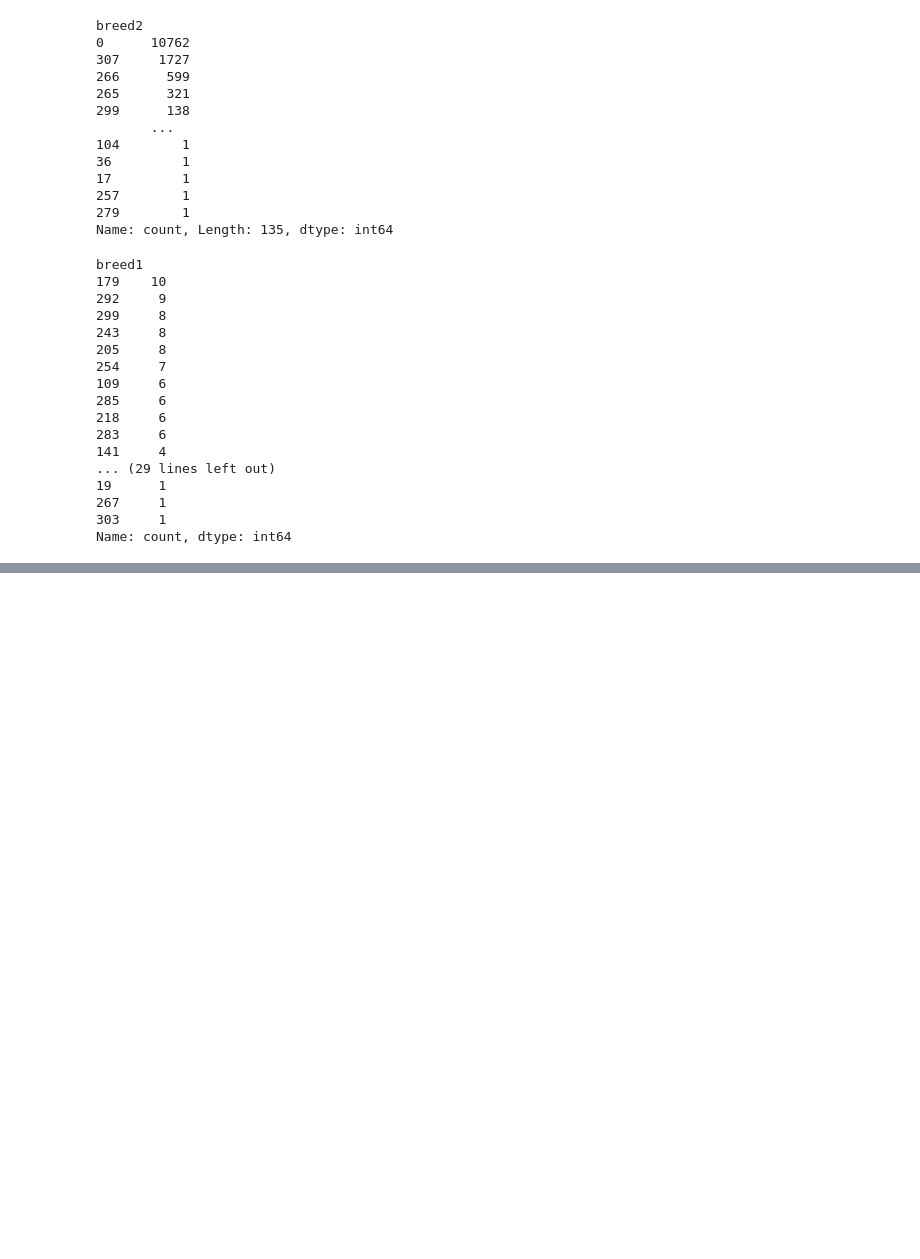
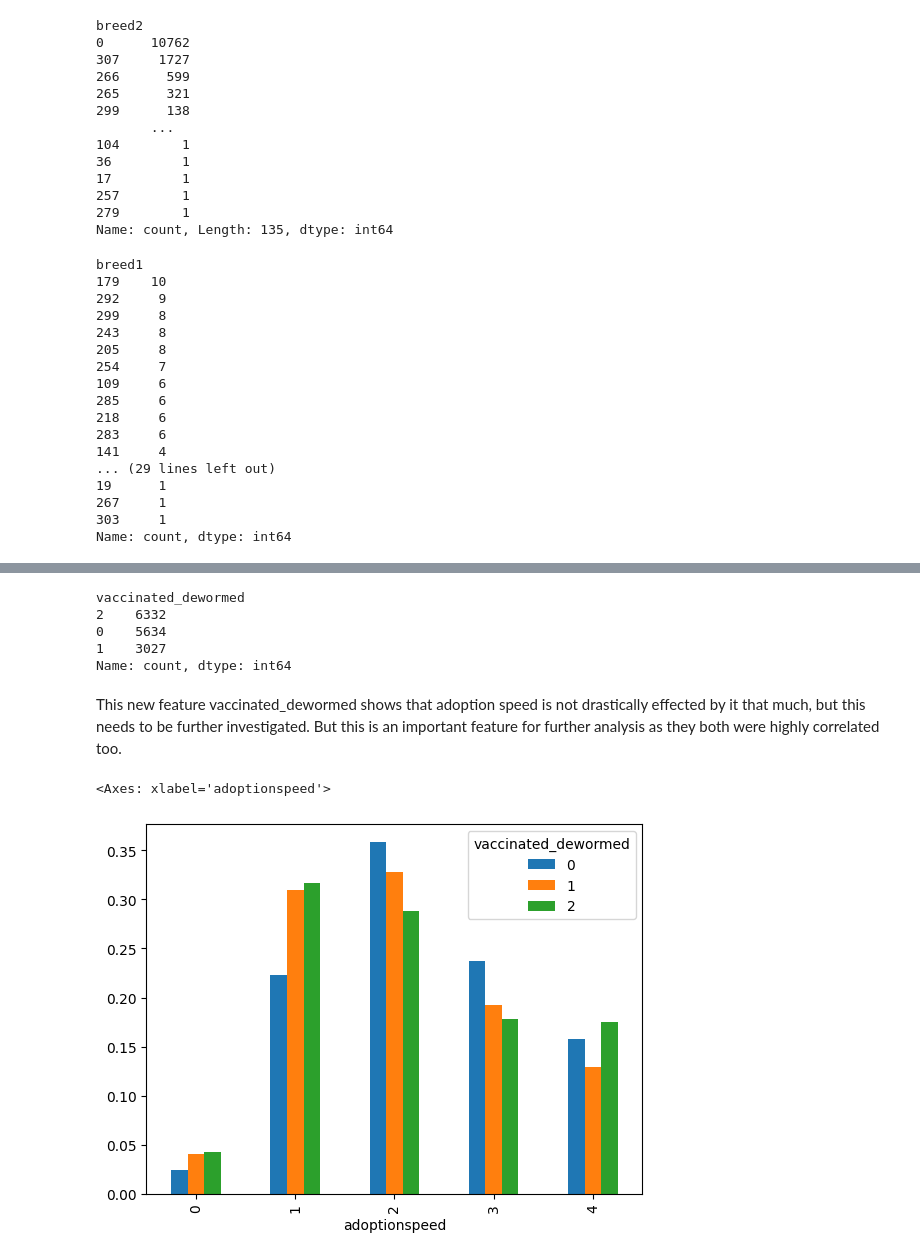
Before and after one commit to LanaCasselmann/ds_capstone_pet_adoptability, a Jupyter notebook: notebooks/pet_eda.ipynb, the cells around one changed output, grey strips where cells are left out. Cells and saved outputs as stored; diff of their text form; code cells hidden in the pictures; blank space fills up the shorter version.

```diff
--- a/notebooks/pet_eda.ipynb
+++ b/notebooks/pet_eda.ipynb
@@ -255,0 +293,36 @@ Name: count, dtype: int64
+# %%
+#3 means not known and we replaced it with 2 that is not vaccinated or dewormed
+df_dropped['vaccinated'] = df_dropped['vaccinated'].replace(3,2)
+df_dropped['dewormed'] = df_dropped['dewormed'].replace(3,2)
+# %%
+# combine the vaccinated and dewormed pets and turn it into another feature
+# three categories: fully vaccinated and dewormed (0), either only vaccinated or dewormed (1), and neither vaccinated or dewormed (2)
+
+# create a list of our conditions
+conditions = [
+    ((df_dropped['vaccinated'] == 1) & (df_dropped['dewormed'] == 1)),
+    ((df_dropped['vaccinated'] == 1) & (df_dropped['dewormed'] == 2)),
+    ((df_dropped['vaccinated'] == 2) & (df_dropped['dewormed'] == 1)),
+    ((df_dropped['vaccinated'] == 2) & (df_dropped['dewormed'] == 2))
+    ]
+
+# create a list of the values we want to assign for each condition
+values = [0, 1, 1, 2]
+
+# create a new column and use np.select to assign values to it using our lists as arguments
+df_dropped['vaccinated_dewormed'] = np.select(conditions, values)
+# %%
+df_dropped['vaccinated_dewormed'].value_counts()
+# %% [output]
+vaccinated_dewormed
+2    6332
+0    5634
+1    3027
+Name: count, dtype: int64
+# %% [markdown]
+This new feature vaccinated_dewormed shows that adoption speed is not drastically effected by it that much, but this needs to be further investigated. But this is an important feature for further analysis as they both were highly correlated too.
+# %%
+pd.crosstab(df_dropped.query('age < 4 & type == 2')['adoptionspeed'],df_dropped.query('age < 4 & type == 2')["vaccinated_dewormed"],normalize="columns").plot.bar()
+# %% [output]
+<Axes: xlabel='adoptionspeed'>
+[figure, added]
```
Also changed, not shown: parts of 8 cells of this notebook.
